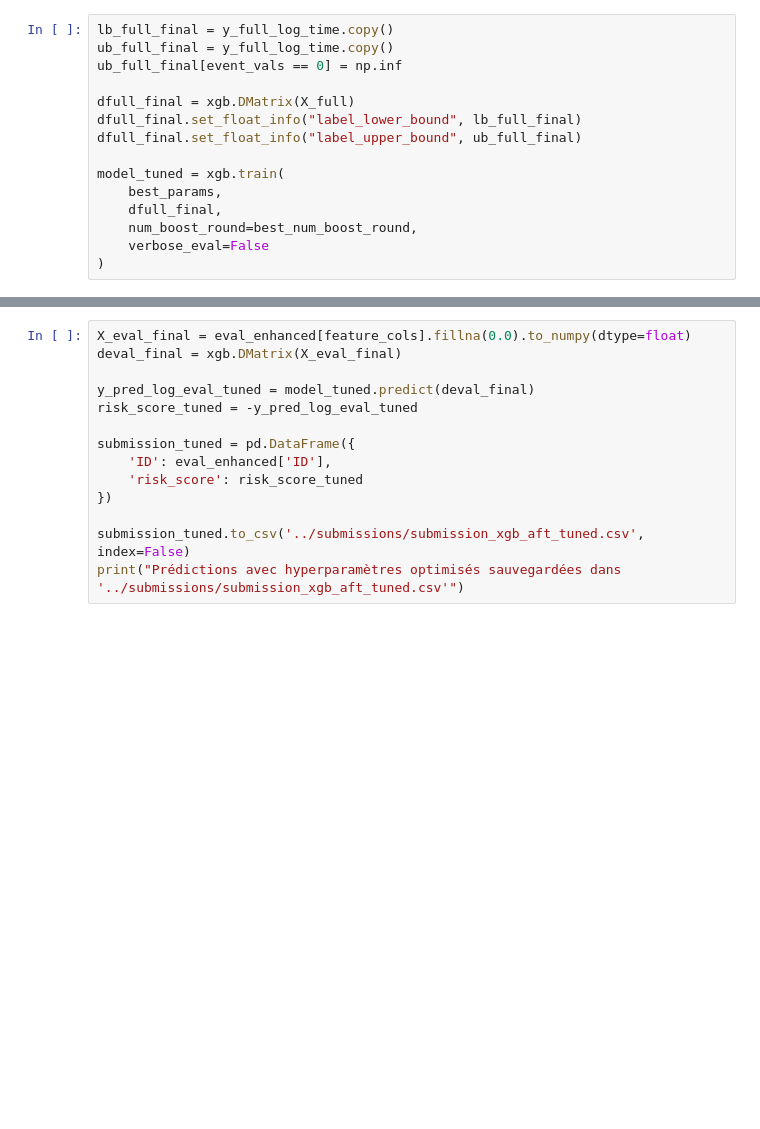
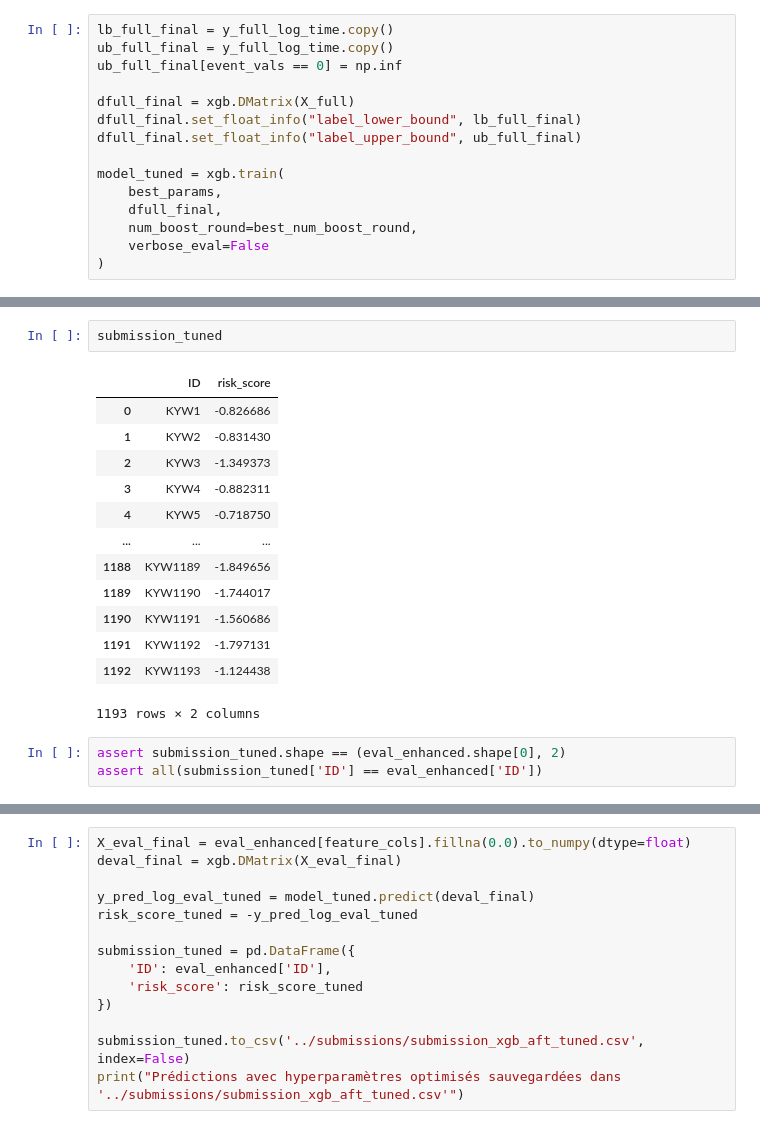
Before and after one commit to arthurdrk/QRT-Challenge-2025, a Jupyter notebook: old/exploration_arthur.ipynb, the cells around one changed output, grey strips where cells are left out. Cells and saved outputs as stored; diff of their text form; blank space fills up the shorter version.

```diff
--- a/old/exploration_arthur.ipynb
+++ b/old/exploration_arthur.ipynb
@@ -289,0 +501,19 @@ model_tuned = xgb.train(
+# %%
+submission_tuned
+# %% [output]
+|  | ID | risk_score |
+| 0 | KYW1 | -0.826686 |
+| 1 | KYW2 | -0.831430 |
+| 2 | KYW3 | -1.349373 |
+| 3 | KYW4 | -0.882311 |
+| 4 | KYW5 | -0.718750 |
+| ... | ... | ... |
+| 1188 | KYW1189 | -1.849656 |
+| 1189 | KYW1190 | -1.744017 |
+| 1190 | KYW1191 | -1.560686 |
+| 1191 | KYW1192 | -1.797131 |
+| 1192 | KYW1193 | -1.124438 |
+1193 rows × 2 columns
+# %%
+assert submission_tuned.shape == (eval_enhanced.shape[0], 2)
+assert all(submission_tuned['ID'] == eval_enhanced['ID'])
```
Also changed, not shown: parts of 17 cells of this notebook, 2 other files.
